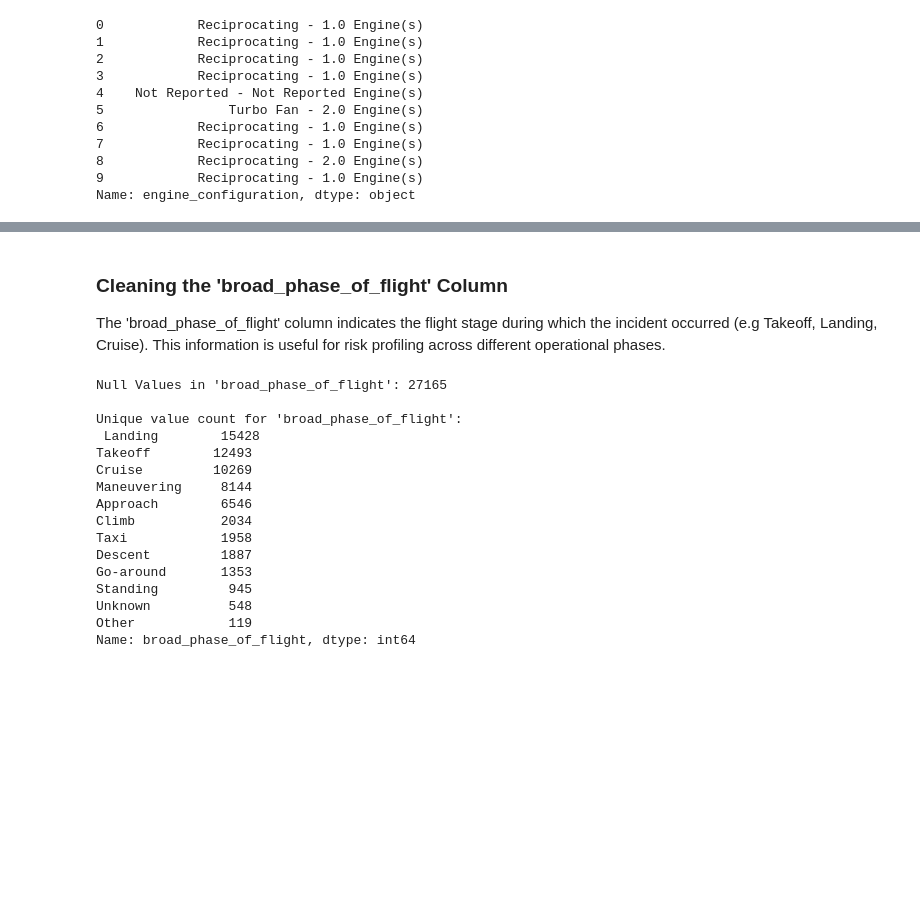
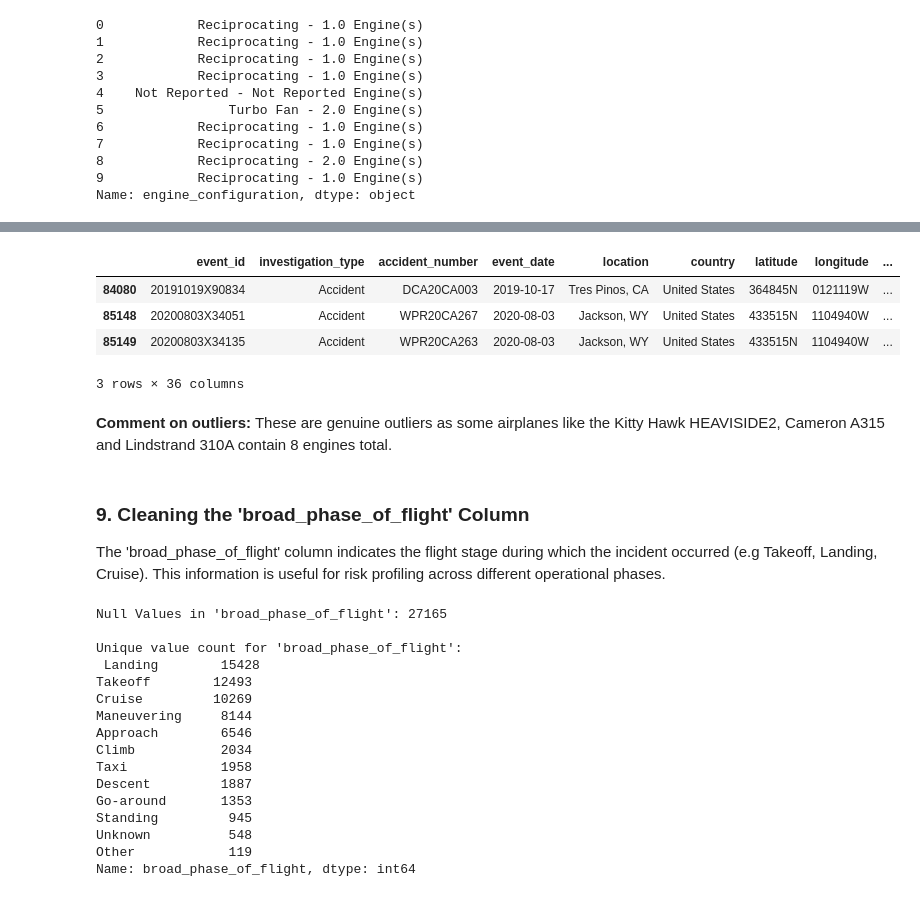
Before and after one commit to Vain-Guy/Capstone-Project-Moringa, a Jupyter notebook: notebook.ipynb, the cells around one changed output, grey strips where cells are left out. Saved outputs shown, nothing was run; the diff lists cells and outputs as text; code cells hidden in the pictures; blank space fills up the shorter version.

```diff
--- a/notebook.ipynb
+++ b/notebook.ipynb
@@ -826,5 +836,16 @@ Name: engine_configuration, dtype: object
+# %%
+# View rows with 8 engines
+aviation_data[aviation_data['number_of_engines'] == 8.0]
+# %% [output]
+|  | event_id | investigation_type | accident_number | event_date | location | country | latitude | longitude | ... |
+| 84080 | 20191019X90834 | Accident | DCA20CA003 | 2019-10-17 | Tres Pinos, CA | United States | 364845N | 0121119W | ... |
+| 85148 | 20200803X34051 | Accident | WPR20CA267 | 2020-08-03 | Jackson, WY | United States | 433515N | 1104940W | ... |
+| 85149 | 20200803X34135 | Accident | WPR20CA263 | 2020-08-03 | Jackson, WY | United States | 433515N | 1104940W | ... |
+3 rows × 36 columns
+# %% [markdown]
+**Comment on outliers:** These are genuine outliers as some airplanes like the Kitty Hawk HEAVISIDE2, Cameron A315 and Lindstrand 310A contain 8 engines total.
 # %% [markdown]
-### Cleaning the 'broad_phase_of_flight' Column
+### 9. Cleaning the 'broad_phase_of_flight' Column
 
 The 'broad_phase_of_flight' column indicates the flight stage during which the incident occurred (e.g Takeoff, Landing, Cruise). This information is useful for risk profiling across different operational phases.
 # %%
```
Also changed, not shown: parts of 35 cells of this notebook, 2 other files.
